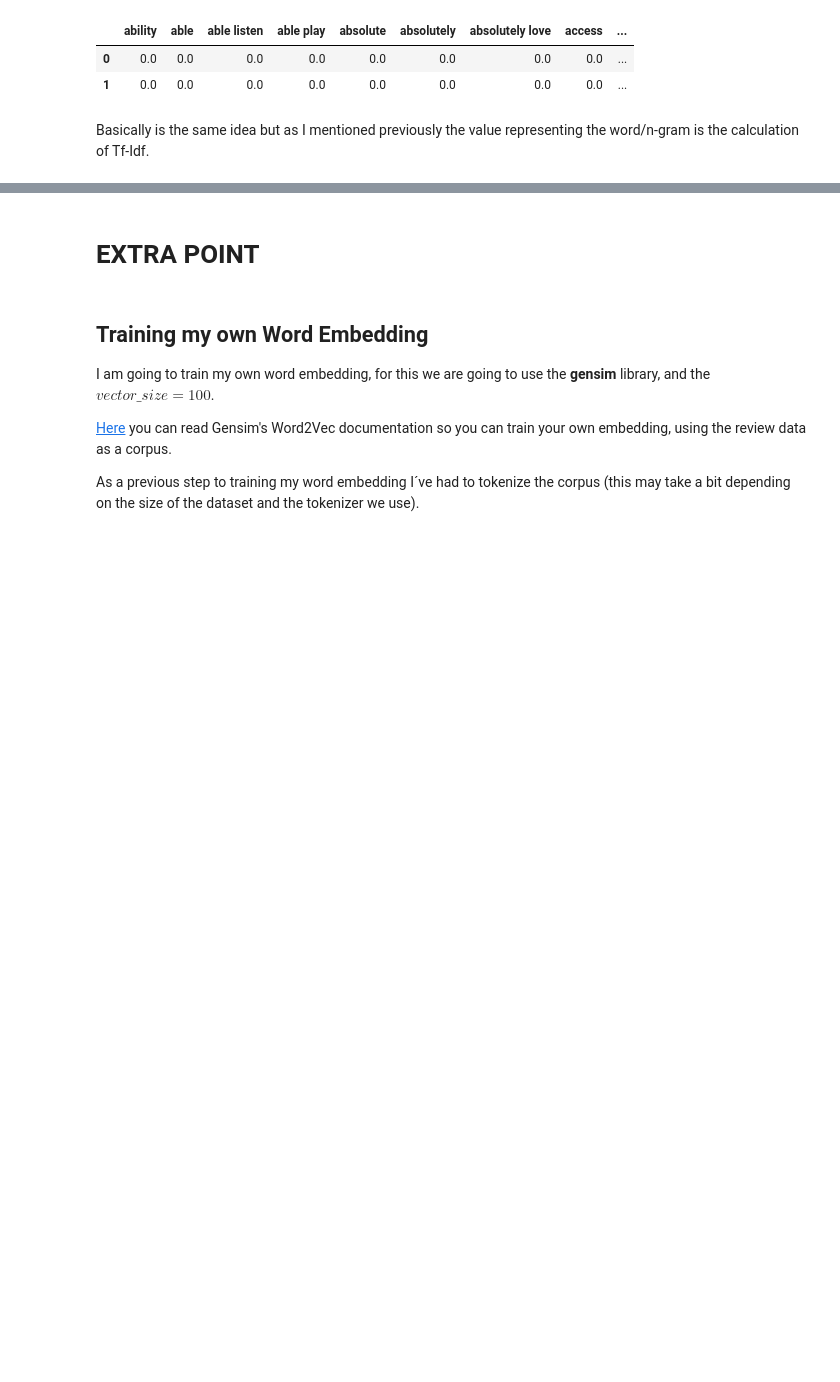
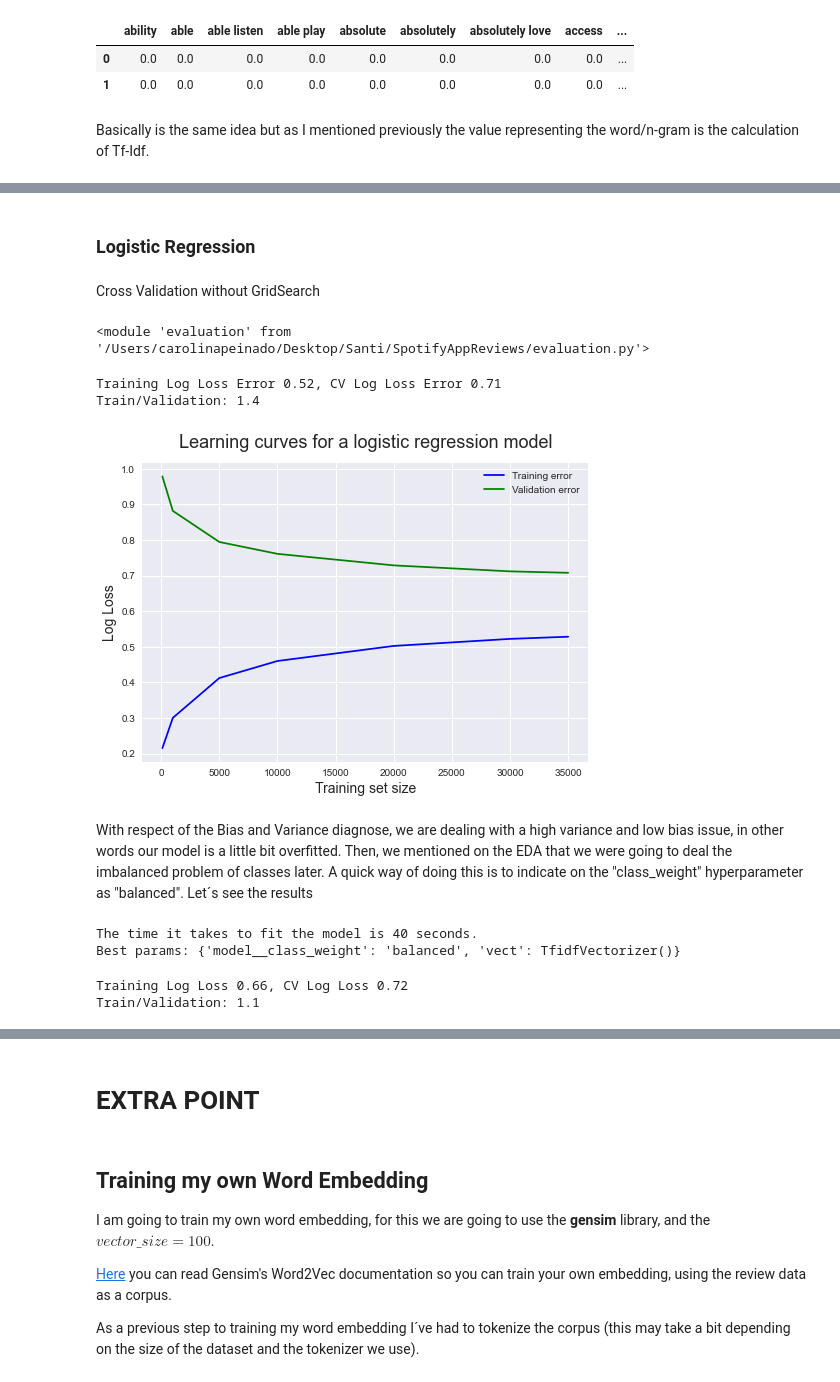
Before and after one commit to santiagoromero20/SentimentAnalysisApp-NLP-MCC, a Jupyter notebook: EDA.ipynb, the cells around one changed output, grey strips where cells are left out. Drawn from its saved outputs; the diff is of its cells as text; code cells hidden in the pictures; blank space fills up the shorter version.

```diff
--- a/EDA.ipynb
+++ b/EDA.ipynb
@@ -542,0 +549,60 @@ To hold such a huge Model evaluation, we want to achieve some reproductibility a
+# %%
+#Data type transformations
+y_train = y_train.to_numpy()
+y_train = np.ravel(y_train)
+X_train = X_train.to_numpy()
+
+#Df creation
+scores = pd.DataFrame(columns=["error_cv", "error_tr", "fit_score_time", "model"])
+
+#Function to add scores to df
+def add_results(old, error_cv, error_tr, fit_score_time, model):
+    tmp = {'error_cv': [error_cv], "error_tr" : [error_tr], 'fit_score_time' : [fit_score_time], "model" : [str(model)]}
+    df_tmp = pd.DataFrame(tmp)
+    old = pd.concat([old, df_tmp], ignore_index=True)
+    return old
+# %% [markdown]
+### Logistic Regression
+# %%
+#Pipe creation
+pipe = Pipeline([
+    ("vect", CountVectorizer()),
+    ('tfidf', TfidfTransformer()),
+    ("model", linear_model.LogisticRegression(max_iter=100000, multi_class="ovr")),
+    ])
+# %% [markdown]
+Cross Validation without GridSearch
+# %%
+import importlib
+importlib.reload(evaluation)
+# %% [output]
+<module 'evaluation' from '/Users/carolinapeinado/Desktop/Santi/SpotifyAppReviews/evaluation.py'>
+# %%
+error_cv, error_tr, fit_score_time = evaluation.cv_calculus(pipe, X_train, y_train, scoring="neg_log_loss", cv=3)
+scores = add_results(scores, error_cv, error_tr, fit_score_time,"LogisticRegression")
+# %% [output]
+Training Log Loss Error 0.52, CV Log Loss Error 0.71
+Train/Validation: 1.4
+# %%
+train_sizes, train_scores, validation_scores = learning_curve(pipe, X_train, y_train, cv=5, scoring="neg_log_loss", n_jobs=-1, train_sizes=[100,1000,5000,10000,20000,30000, 35000], shuffle=True, random_state=1)
+visualization.plot_learning_curve(train_sizes, train_scores, validation_scores, "Log Loss", "Training set size", "Learning curves for a logistic regression model")
+# %% [output]
+[figure, added]
+# %% [markdown]
+With respect of the Bias and Variance diagnose, we are dealing with a high variance and low bias issue, in other words our model is a little bit overfitted. Then, we mentioned on the EDA that we were going to deal the imbalanced problem of classes later. A quick way of doing this is to indicate on the "class_weight" hyperparameter as "balanced". Let´s see the results
+# %%
+param_grid = {
+    "vect": [CountVectorizer(), TfidfVectorizer()],
+    "model__class_weight": ["balanced"],
+}
+
+grid = evaluation.grid_search(pipe, parameters=param_grid, cv=3, scoring="neg_log_loss", X_train=X_train, y_train=y_train)
+# %% [output]
+The time it takes to fit the model is 40 seconds.
+Best params: {'model__class_weight': 'balanced', 'vect': TfidfVectorizer()}
+# %%
+error_cv, error_tr, fit_score_time = evaluation.get_errors(grid.cv_results_)
+scores = add_results(scores, error_cv, error_tr, fit_score_time,"LogisticRegressionBalanced")
+# %% [output]
+Training Log Loss 0.66, CV Log Loss 0.72
+Train/Validation: 1.1
```
Also changed, not shown: parts of 33 cells of this notebook.
